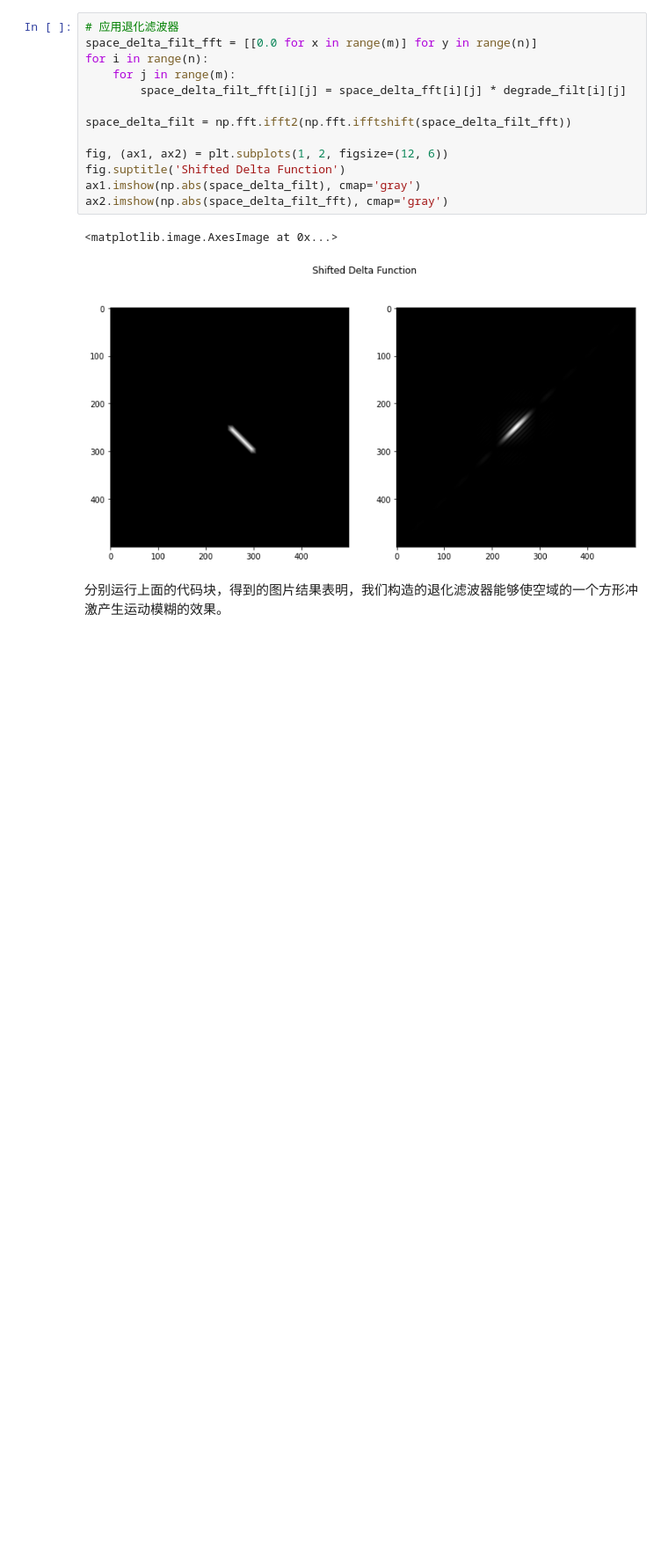
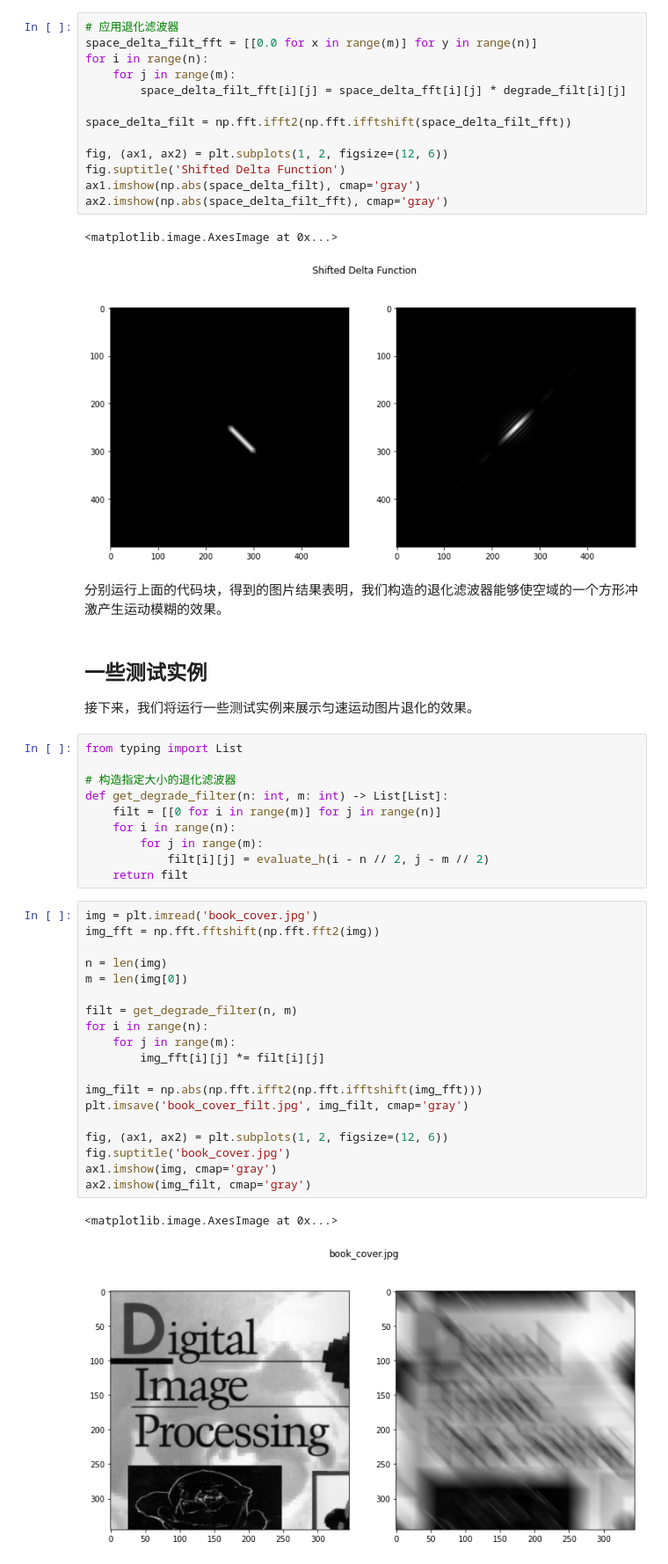
Before and after one commit to KSkun/DIP-Experiments, a Jupyter notebook: motion_degrade/degrade.ipynb, the cells around one changed output. Shown: that part at 88% size. Cells and saved outputs as stored; diff of their text form; blank space fills up the shorter version.

Commit message:
feat: motion degrade examples

```diff
--- a/motion_degrade/degrade.ipynb
+++ b/motion_degrade/degrade.ipynb
@@ -92,3 +92,39 @@ ax2.imshow(np.abs(space_delta_filt_fft), cmap='gray')
 [figure]
 # %% [markdown]
 分别运行上面的代码块，得到的图片结果表明，我们构造的退化滤波器能够使空域的一个方形冲激产生运动模糊的效果。
+# %% [markdown]
+## 一些测试实例
+
+接下来，我们将运行一些测试实例来展示匀速运动图片退化的效果。
+# %%
+from typing import List
+
+# 构造指定大小的退化滤波器
+def get_degrade_filter(n: int, m: int) -> List[List]:
+    filt = [[0 for i in range(m)] for j in range(n)]
+    for i in range(n):
+        for j in range(m):
+            filt[i][j] = evaluate_h(i - n // 2, j - m // 2)
+    return filt
+# %%
+img = plt.imread('book_cover.jpg')
+img_fft = np.fft.fftshift(np.fft.fft2(img))
+
+n = len(img)
+m = len(img[0])
+
+filt = get_degrade_filter(n, m)
+for i in range(n):
+    for j in range(m):
+        img_fft[i][j] *= filt[i][j]
+
+img_filt = np.abs(np.fft.ifft2(np.fft.ifftshift(img_fft)))
+plt.imsave('book_cover_filt.jpg', img_filt, cmap='gray')
+
+fig, (ax1, ax2) = plt.subplots(1, 2, figsize=(12, 6))
+fig.suptitle('book_cover.jpg')
+ax1.imshow(img, cmap='gray')
+ax2.imshow(img_filt, cmap='gray')
+# %% [output]
+<matplotlib.image.AxesImage at 0x...>
+[figure, added]
```
Also changed, not shown: parts of 2 cells of this notebook, 6 other files.
